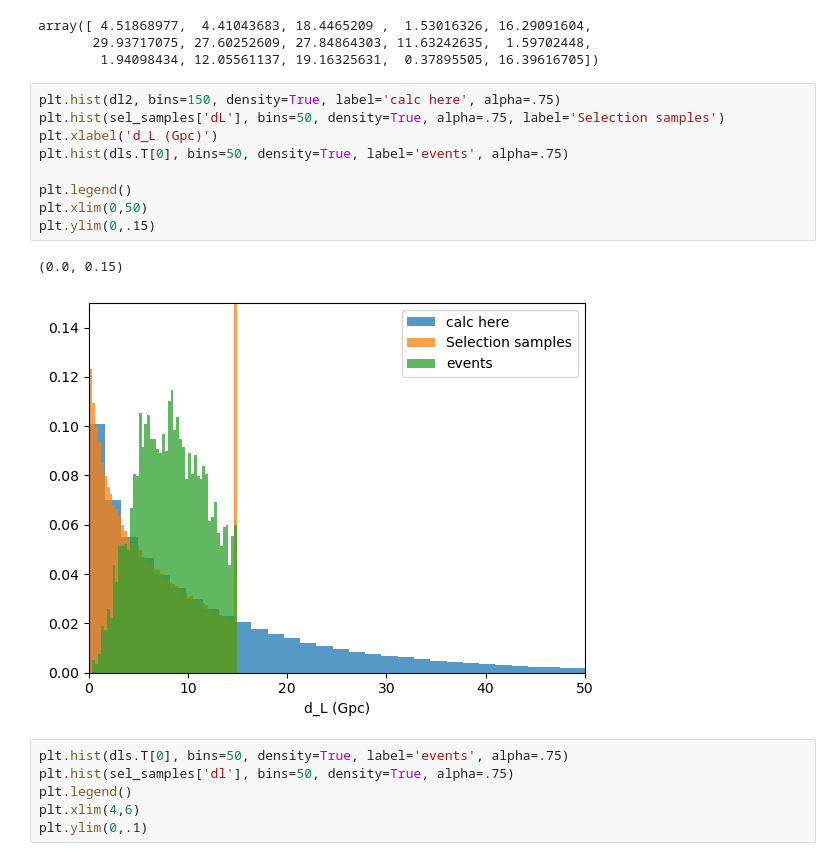
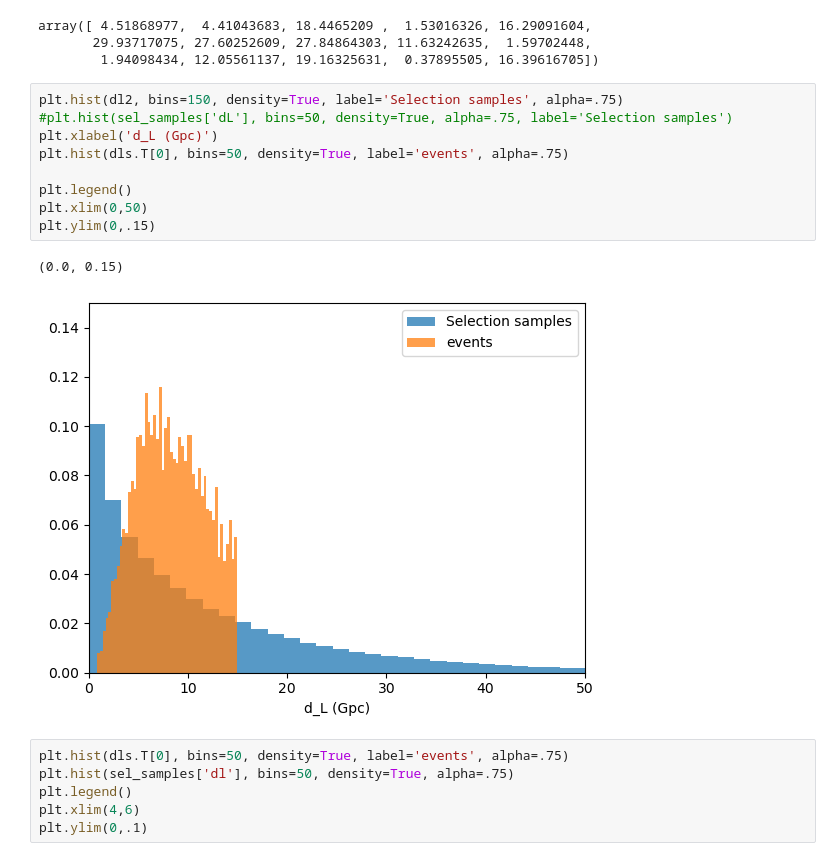
Before and after one commit to abby-moran/GW_pop_cosmo_inference, a Jupyter notebook: reproduce/Run_Inference.ipynb, the cells around one changed output. Drawn from its saved outputs; the diff is of its cells as text.

Commit message:
Added second iteration of 4k case with no selection

```diff
--- a/reproduce/Run_Inference.ipynb
+++ b/reproduce/Run_Inference.ipynb
@@ -212,17 +209,17 @@ array([ 4.51868977,  4.41043683, 18.4465209 ,  1.53016326, 16.29091604,
        29.93717075, 27.60252609, 27.84864303, 11.63242635,  1.59702448,
         1.94098434, 12.05561137, 19.16325631,  0.37895505, 16.39616705])
 # %%
-plt.hist(dl2, bins=150, density=True, label='calc here', alpha=.75)
-plt.hist(sel_samples['dL'], bins=50, density=True, alpha=.75, label='Selection samples')
+plt.hist(dl2, bins=150, density=True, label='Selection samples', alpha=.75)
+#plt.hist(sel_samples['dL'], bins=50, density=True, alpha=.75, label='Selection samples')
 plt.xlabel('d_L (Gpc)')
 plt.hist(dls.T[0], bins=50, density=True, label='events', alpha=.75)
 
 plt.legend()
 plt.xlim(0,50)
 plt.ylim(0,.15)
 # %% [output]
 (0.0, 0.15)
-[figure, old version]
+[figure, new version]
 # %%
 plt.hist(dls.T[0], bins=50, density=True, label='events', alpha=.75)
 plt.hist(sel_samples['dl'], bins=50, density=True, alpha=.75)
```
Also changed, not shown: parts of 6 cells of this notebook.
